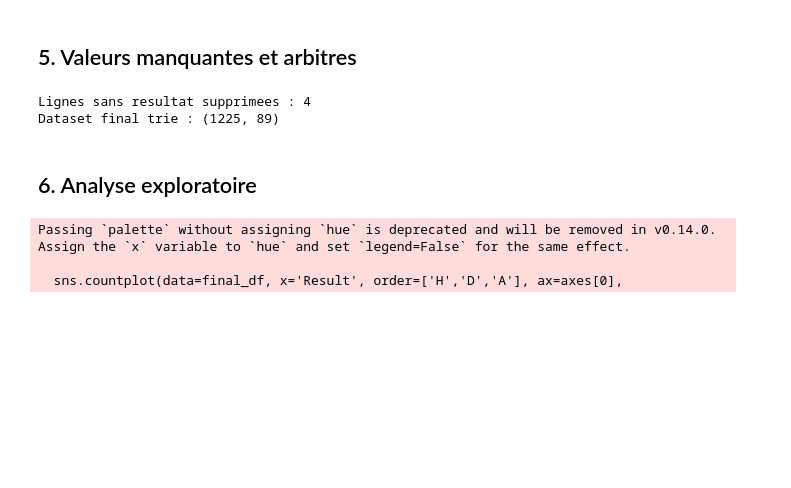
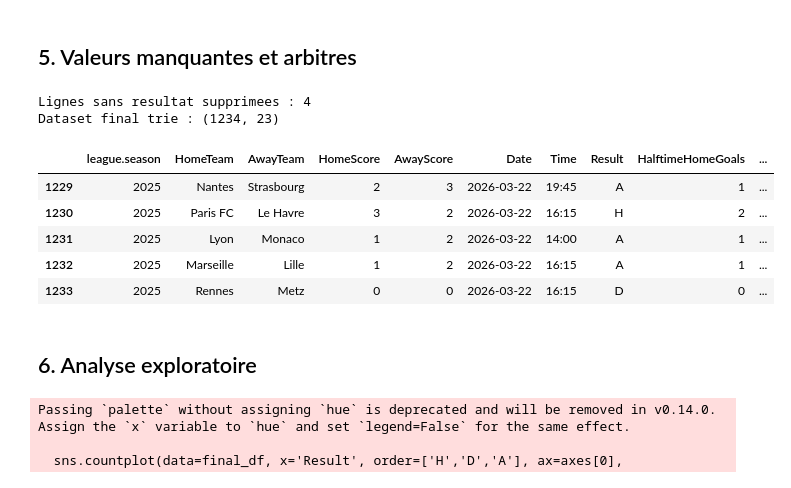
Before and after one commit to EdileneSilva/Match-Prediction-App, a Jupyter notebook: notebooks/data_preparation_final.ipynb, the cells around one changed output. Saved outputs shown, nothing was run; the diff lists cells and outputs as text; code cells hidden in the pictures; blank space fills up the shorter version.

```diff
--- a/notebooks/data_preparation_final.ipynb
+++ b/notebooks/data_preparation_final.ipynb
@@ -106,45 +120,42 @@ Apres nettoyage : (1229, 89)
 # %%
 merged_df['league.season'] = merged_df['league.season'].fillna('2025')
 
-cotes_a_imputer = [
-    'BWH','BWD','BWA','PSH','PSD','PSA',
-    'P>2.5','P<2.5','PAHH','PAHA',
-    'BWCH','BWCD','BWCA','PSCH','PSCD','PSCA',
-    'PC>2.5','PC<2.5','PCAHH','PCAHA'
-]
-for col in cotes_a_imputer:
-    if col in merged_df.columns:
-        merged_df[col] = merged_df[col].fillna(merged_df[col].median())
+# referees_df = pd.read_csv('../Data/dataset/referees_list.csv')
+# referees_df['Round'] = referees_df['Round'].astype(str)
+# referees_df['Date']  = pd.to_datetime(referees_df['Date']).dt.date
 
-referees_df = pd.read_csv('../Data/dataset/referees_list.csv')
-referees_df['Round'] = referees_df['Round'].astype(str)
-referees_df['Date']  = pd.to_datetime(referees_df['Date']).dt.date
+# final_df = pd.merge(merged_df, referees_df, on=['Date','HomeTeam'], how='left', suffixes=('','_new'))
+# # final_df['Referee'] = final_df['Referee'].fillna(final_df['Referee_new'])
+# final_df['Round']   = final_df['Round'].fillna(final_df['Round_new'])
+# final_df.drop(['Round_new', 'Referee'], axis=1, inplace=True)
 
-final_df = pd.merge(merged_df, referees_df, on=['Date','HomeTeam'], how='left', suffixes=('','_new'))
-final_df['Referee'] = final_df['Referee'].fillna(final_df['Referee_new'])
-final_df['Round']   = final_df['Round'].fillna(final_df['Round_new'])
-final_df.drop(['Referee_new','Round_new'], axis=1, inplace=True)
-
-avant = len(final_df)
-final_df = final_df.dropna(subset=['Result'])
+avant = len(merged_df)
+final_df = merged_df.dropna(subset=['Result'])
 print(f'Lignes sans resultat supprimees : {avant - len(final_df)}')
 
 cols_int = [
     'league.season','HalftimeHomeGoals','HalftimeAwayGoals',
     'HomeShot','AwayShot','HomeShotTarget','AwayShotTarget',
     'HomeTeamFouls','AwayTeamFouls','HomeTeamCorners','AwayTeamCorners',
     'HomeYellowCards','AwayYellowCards','HomeRedCards','AwayRedCards',
 ]
 final_df[cols_int] = final_df[cols_int].astype(int)
-final_df['Round']  = final_df['Round'].astype(int)
+# final_df['Round']  = final_df['Round'].astype(int)
 
 # CRUCIAL : trier par date avant de calculer les rolling averages
 final_df['Date'] = pd.to_datetime(final_df['Date'])
 final_df = final_df.sort_values('Date').reset_index(drop=True)
 print(f'Dataset final trie : {final_df.shape}')
+final_df.tail()
 # %% [output]
 Lignes sans resultat supprimees : 4
-Dataset final trie : (1225, 89)
+Dataset final trie : (1234, 23)
+|  | league.season | HomeTeam | AwayTeam | HomeScore | AwayScore | Date | Time | Result | HalftimeHomeGoals | ... |
+| 1229 | 2025 | Nantes | Strasbourg | 2 | 3 | 2026-03-22 | 19:45 | A | 1 | ... |
+| 1230 | 2025 | Paris FC | Le Havre | 3 | 2 | 2026-03-22 | 16:15 | H | 2 | ... |
+| 1231 | 2025 | Lyon | Monaco | 1 | 2 | 2026-03-22 | 14:00 | A | 1 | ... |
+| 1232 | 2025 | Marseille | Lille | 1 | 2 | 2026-03-22 | 16:15 | A | 1 | ... |
+| 1233 | 2025 | Rennes | Metz | 0 | 0 | 2026-03-22 | 16:15 | D | 0 | ... |
 # %% [markdown]
 ## 6. Analyse exploratoire
 # %%
```
Also changed, not shown: parts of 6 cells of this notebook, 4 other files.
